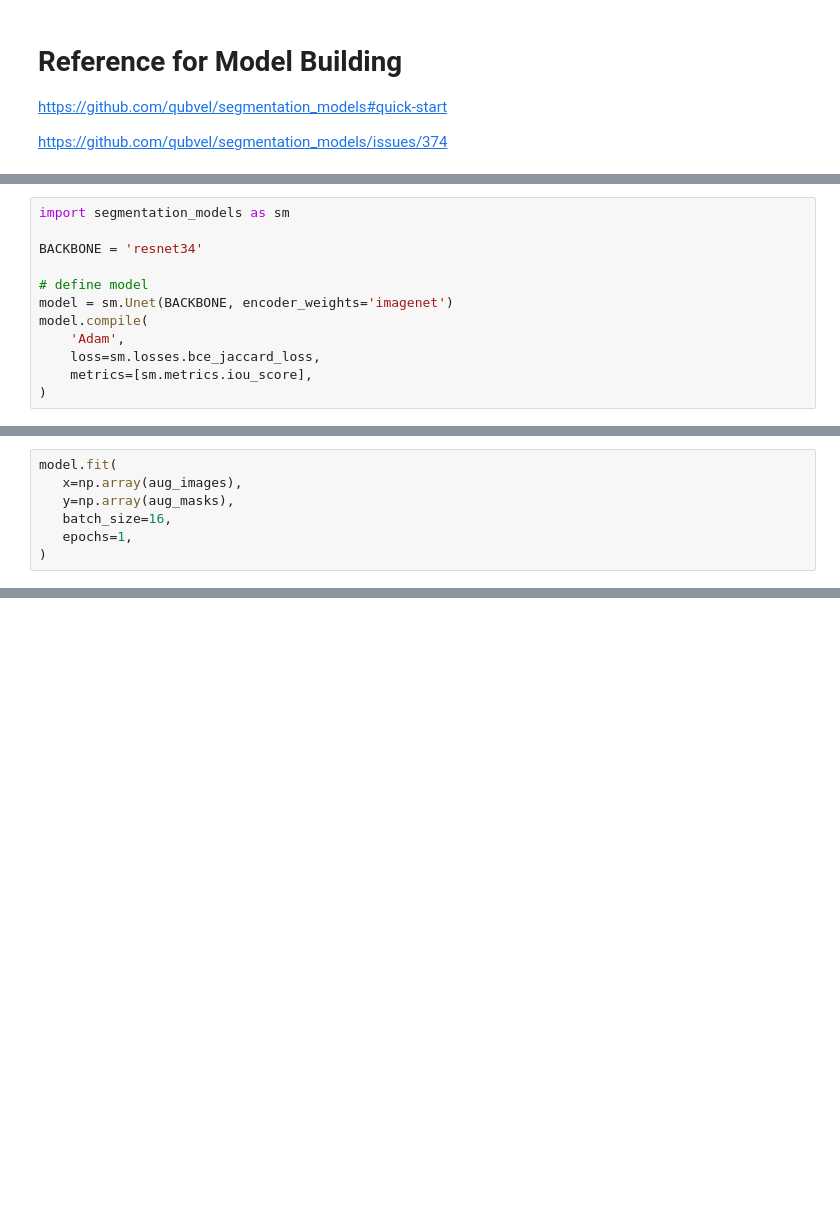
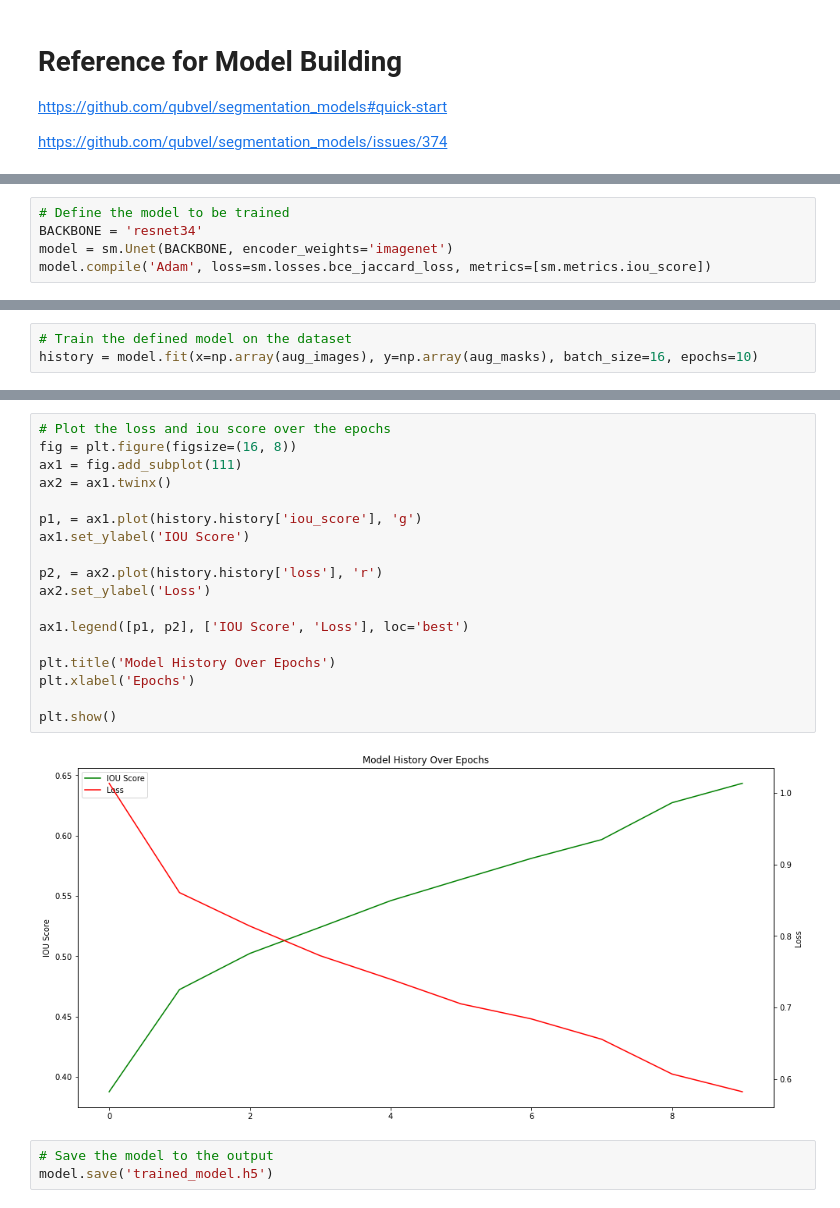
Before and after one commit to lucamarini22/food-recognition-challenge, a Jupyter notebook: food-recognition-challenge.ipynb, the cells around one changed output, grey strips where cells are left out. Cells and saved outputs as stored; diff of their text form; blank space fills up the shorter version.

```diff
--- a/food-recognition-challenge.ipynb
+++ b/food-recognition-challenge.ipynb
@@ -317,13 +318,6 @@ env: SM_FRAMEWORK=tf.keras
 # %%
-import segmentation_models as sm
-
+# Define the model to be trained
 BACKBONE = 'resnet34'
-
-# define model
 model = sm.Unet(BACKBONE, encoder_weights='imagenet')
-model.compile(
-    'Adam',
-    loss=sm.losses.bce_jaccard_loss,
-    metrics=[sm.metrics.iou_score],
-)
+model.compile('Adam', loss=sm.losses.bce_jaccard_loss, metrics=[sm.metrics.iou_score])
 # %% [output]
@@ -333,8 +326,4 @@ Downloading data from https://github.com/qubvel/classification_models/releases/d
 # %%
-model.fit(
-   x=np.array(aug_images),
-   y=np.array(aug_masks),
-   batch_size=16,
-   epochs=1,
-)
+# Train the defined model on the dataset
+history = model.fit(x=np.array(aug_images), y=np.array(aug_masks), batch_size=16, epochs=10)
 # %% [output]
@@ -342,0 +350,23 @@ model.fit(
+# %%
+# Plot the loss and iou score over the epochs
+fig = plt.figure(figsize=(16, 8))
+ax1 = fig.add_subplot(111)
+ax2 = ax1.twinx()
+
+p1, = ax1.plot(history.history['iou_score'], 'g')
+ax1.set_ylabel('IOU Score')
+
+p2, = ax2.plot(history.history['loss'], 'r')
+ax2.set_ylabel('Loss')
+
+ax1.legend([p1, p2], ['IOU Score', 'Loss'], loc='best')
+
+plt.title('Model History Over Epochs')
+plt.xlabel('Epochs')
+
+plt.show()
+# %% [output]
+[figure, added]
+# %%
+# Save the model to the output
+model.save('trained_model.h5')
```
Also changed, not shown: parts of 7 cells of this notebook.
